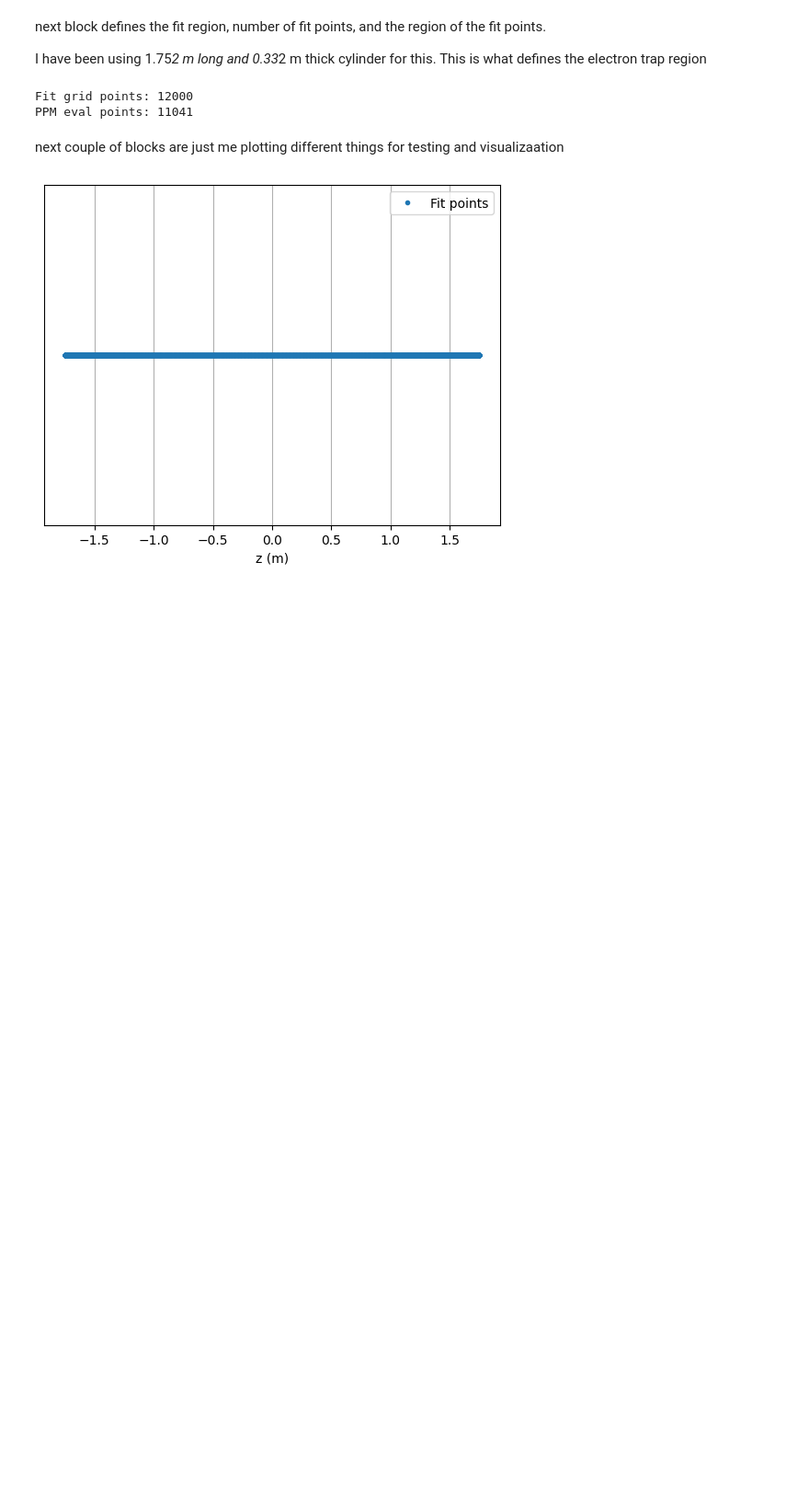
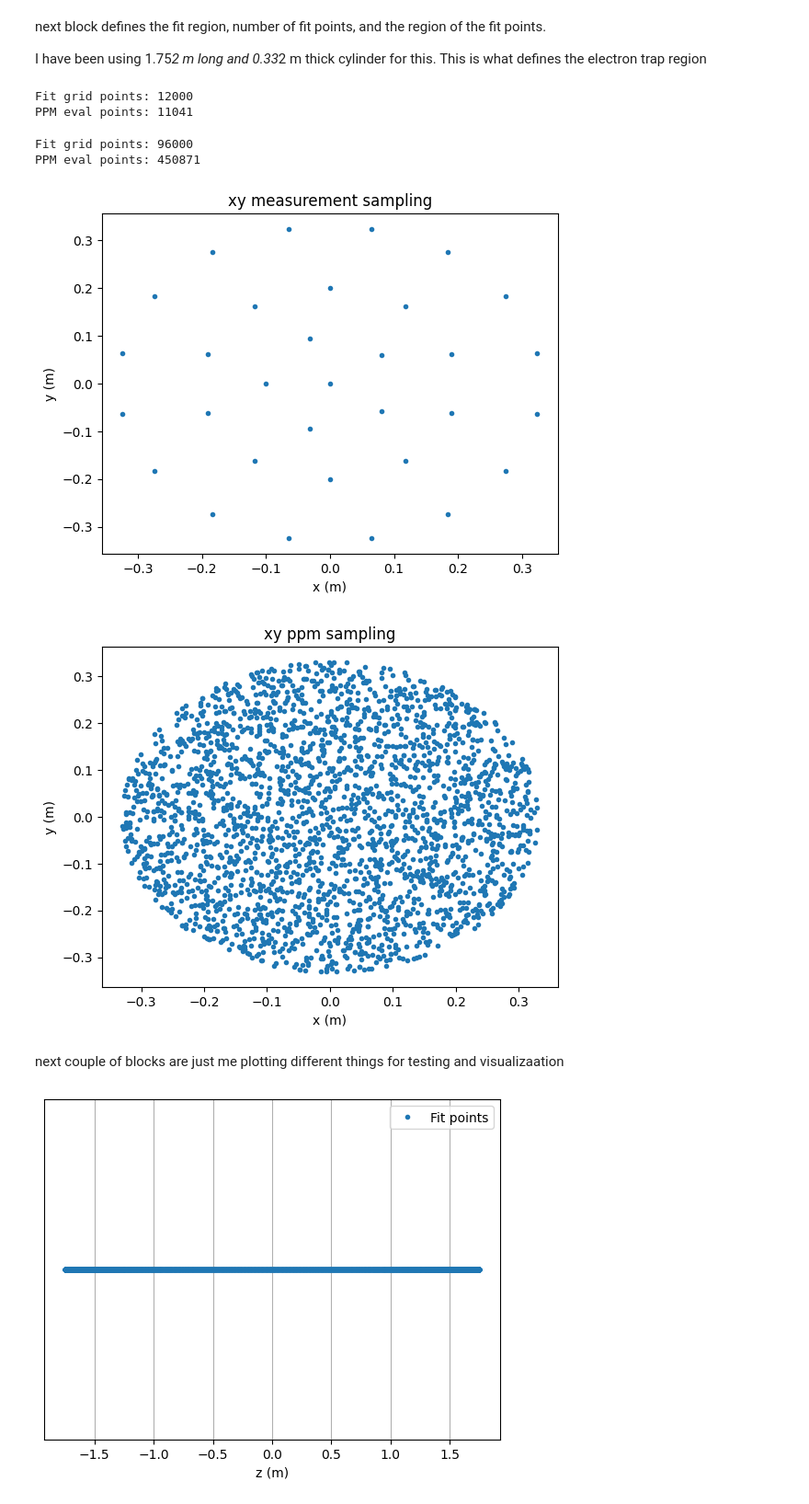
Before and after one commit to jseguine/Project8_bfield, a Jupyter notebook: interactiveChebyGood.ipynb, the cells around one changed output. Shown at 92% size. Cells and saved outputs as stored; diff of their text form; code cells hidden in the pictures; blank space fills up the shorter version.

```diff
--- a/interactiveChebyGood.ipynb
+++ b/interactiveChebyGood.ipynb
@@ -78,6 +121,85 @@ print("PPM eval points:", len(z_ppm) * len(r_ppm))
 # %% [output]
 Fit grid points: 12000
 PPM eval points: 11041
+# %%
+# FIT region
+fit_min, fit_max = -1.75, 1.75
+
+n_fit_z = 3000
+z_fit = chebyshev_nodes(n_fit_z, fit_min, fit_max)
+r_fit = np.array([0.0, 0.1, 0.2, 0.330], dtype=float)
+
+def φ_from_r(r: NDArray, c: float = 50) -> dict:
+
+    φ_fit = [0]*len(r)
+    for i in range(len(r)):
+        n_azim = max(1, int(r[i]*c))
+        dφ = 2*np.pi/n_azim
+        φ_fit[i] = (np.array(np.arange(n_azim) + 0.5)) * dφ
+
+    n_rφ = len(np.concatenate(φ_fit).ravel())
+
+    φ_info = {
+        "φ_list": φ_fit,    # List of points to sample, φ_list[i] corresponds with r[i]
+        "n_rφ": n_rφ        # Number of points in r-φ plane
+    }
+    return φ_info
+
+φ_data = φ_from_r(r_fit)
+φ_fit = φ_data["φ_list"]
+n_rφ = φ_data["n_rφ"]
+
+# PPM evaluation region
+ppm_z_min, ppm_z_max = -1.75, 1.75
+ppm_r_max = 0.33
+
+n_ppm_z = 181
+n_ppm_r = 61
+z_ppm = chebyshev_nodes(n_ppm_z, ppm_z_min, ppm_z_max)
+r_ppm = np.linspace(0.0, ppm_r_max, n_ppm_r)
+
+
+φ_from_r_ppm = φ_from_r(r_ppm, c = 250)
+φ_ppm = φ_from_r_ppm["φ_list"]
+n_rφ_ppm = φ_from_r_ppm["n_rφ"]
+
+
+
+print("Fit grid points:", len(z_fit) * n_rφ)
+print("PPM eval points:", len(z_ppm) * n_rφ_ppm)
+# %% [output]
+Fit grid points: 96000
+PPM eval points: 450871
+# %%
+xy_list = np.empty((0, 2))
+for i in range(len(r_fit)):
+    rad = r_fit[i]
+    for j in φ_fit[i]:
+        xy_list = np.append(xy_list, np.array([[rad*np.cos(j), rad*np.sin(j)]]), axis = 0)
+
+plt.plot(xy_list.transpose()[0], xy_list.transpose()[1], ".")
+plt.xlabel("x (m)")
+plt.ylabel("y (m)")
+plt.title("xy measurement sampling")
+plt.show()
+
+
+xy_ppm = np.empty((0, 2))
+for i in range(len(r_ppm)):
+    rad = r_ppm[i]
+    for j in φ_ppm[i]:
+        rand_num = np.random.random() # Trying to determine whether it is better to leave organized or not
+        xy_ppm = np.append(xy_ppm, np.array([[rad*np.cos(j+rand_num), rad*np.sin(j+rand_num)]]), axis = 0)
+
+
+plt.plot(xy_ppm.transpose()[0], xy_ppm.transpose()[1], ".")
+plt.xlabel("x (m)")
+plt.ylabel("y (m)")
+plt.title("xy ppm sampling")
+plt.show()
+# %% [output]
+[figure, added]
+[figure, added]
 # %% [markdown]
 next couple of blocks are just me plotting different things for testing and visualizaation
 # %%
```
Also changed, not shown: parts of 7 cells of this notebook.
